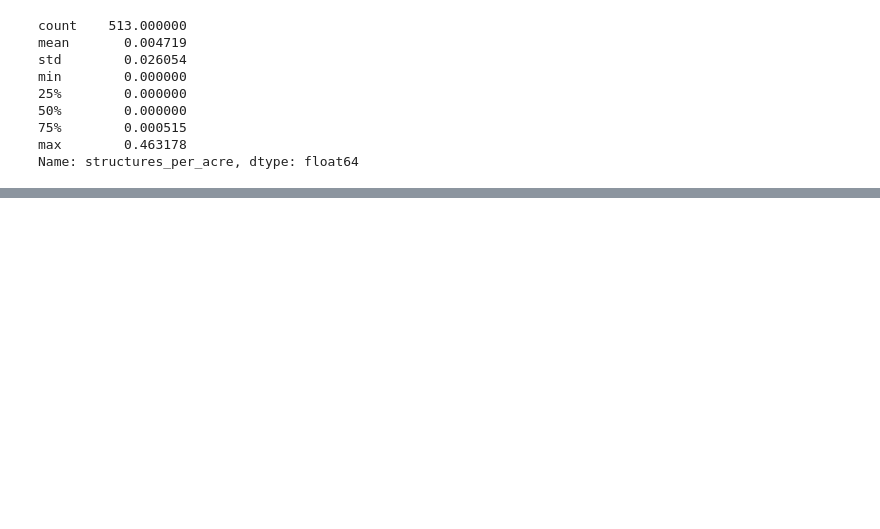
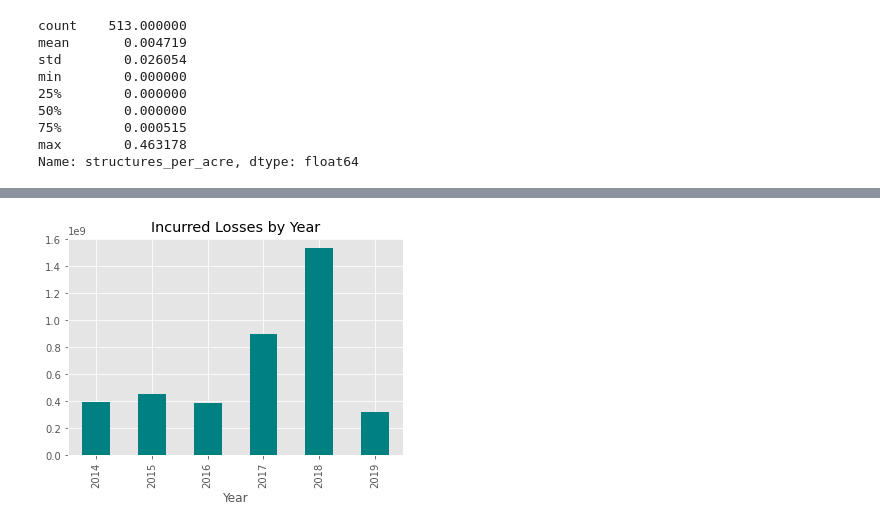
Before and after one commit to jefremides/Project_5, a Jupyter notebook: 03_EDA/claire_eda.ipynb, the cells around one changed output, grey strips where cells are left out. Cells and saved outputs as stored; diff of their text form; code cells hidden in the pictures; blank space fills up the shorter version.

```diff
--- a/03_EDA/claire_eda.ipynb
+++ b/03_EDA/claire_eda.ipynb
@@ -121,0 +180,4 @@ fires_df_clean['structures_per_acre'].mean()
+# %%
+insurance_df = insurance_df.drop(index=0)
+# %%
+insurance_df = insurance_df[insurance_df['incurred_loss_(b)'] != ' -   ']
@@ -121,0 +201,6 @@ fires_df_clean['structures_per_acre'].mean()
+# %%
+# Source: https://pythonpedia.com/en/knowledge-base/31521526/convert-currency-to-float--and-parentheses-indicate-negative-amounts-
+insurance_df['incurred_loss_(b)'] = (insurance_df['incurred_loss_(b)'].replace( '[\$,)]','', regex=True )
+               .replace( '[(]','-',   regex=True ).astype(float))
+# %%
+ins_loss = pd.DataFrame(insurance_df.groupby('year')['incurred_loss_(b)'].sum())
@@ -121,0 +219,6 @@ fires_df_clean['structures_per_acre'].mean()
+# %%
+ins_loss['incurred_loss_(b)'].plot(kind='bar', color='teal')
+plt.title('Incurred Losses by Year')
+plt.xlabel('Year');
+# %% [output]
+[figure, added]
```
Also changed, not shown: parts of 14 cells of this notebook, 1 other file.
